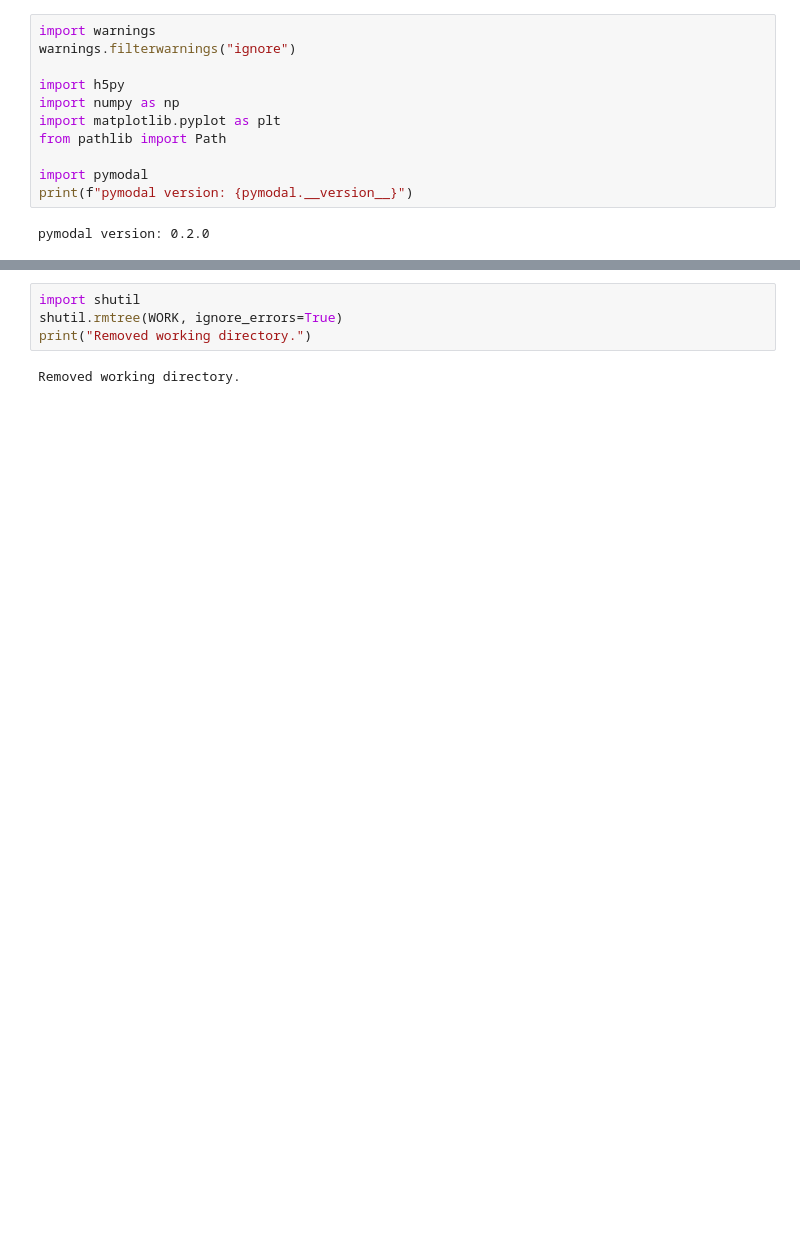
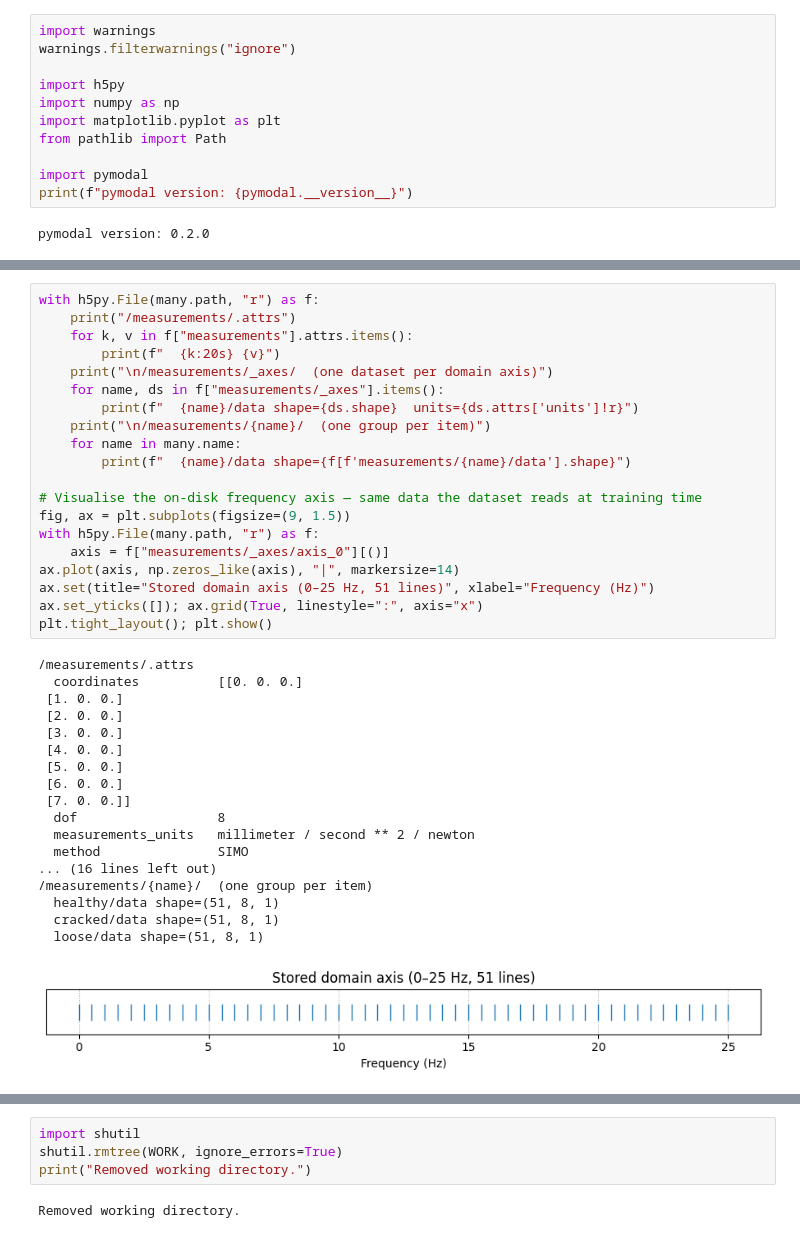
Before and after one commit to grcarmenaty/pymodal, a Jupyter notebook: architecture.ipynb, the cells around one changed output, grey strips where cells are left out. Saved outputs shown, nothing was run; the diff lists cells and outputs as text; blank space fills up the shorter version.

```diff
--- a/architecture.ipynb
+++ b/architecture.ipynb
@@ -392,0 +205,39 @@ sci            DataLoader batch: x.shape=(2, 1, 1)  y=[1, 2]
+# %%
+with h5py.File(many.path, "r") as f:
+    print("/measurements/.attrs")
+    for k, v in f["measurements"].attrs.items():
+        print(f"  {k:20s} {v}")
+    print("\n/measurements/_axes/  (one dataset per domain axis)")
+    for name, ds in f["measurements/_axes"].items():
+        print(f"  {name}/data shape={ds.shape}  units={ds.attrs['units']!r}")
+    print("\n/measurements/{name}/  (one group per item)")
+    for name in many.name:
+        print(f"  {name}/data shape={f[f'measurements/{name}/data'].shape}")
+
+# Visualise the on-disk frequency axis — same data the dataset reads at training time
+fig, ax = plt.subplots(figsize=(9, 1.5))
+with h5py.File(many.path, "r") as f:
+    axis = f["measurements/_axes/axis_0"][()]
+ax.plot(axis, np.zeros_like(axis), "|", markersize=14)
+ax.set(title="Stored domain axis (0–25 Hz, 51 lines)", xlabel="Frequency (Hz)")
+ax.set_yticks([]); ax.grid(True, linestyle=":", axis="x")
+plt.tight_layout(); plt.show()
+# %% [output]
+/measurements/.attrs
+  coordinates          [[0. 0. 0.]
+ [1. 0. 0.]
+ [2. 0. 0.]
+ [3. 0. 0.]
+ [4. 0. 0.]
+ [5. 0. 0.]
+ [6. 0. 0.]
+ [7. 0. 0.]]
+  dof                  8
+  measurements_units   millimeter / second ** 2 / newton
+  method               SIMO
+... (16 lines left out)
+/measurements/{name}/  (one group per item)
+  healthy/data shape=(51, 8, 1)
+  cracked/data shape=(51, 8, 1)
+  loose/data shape=(51, 8, 1)
+[figure, added]
```
Also changed, not shown: parts of 51 cells of this notebook, 1 other file.
